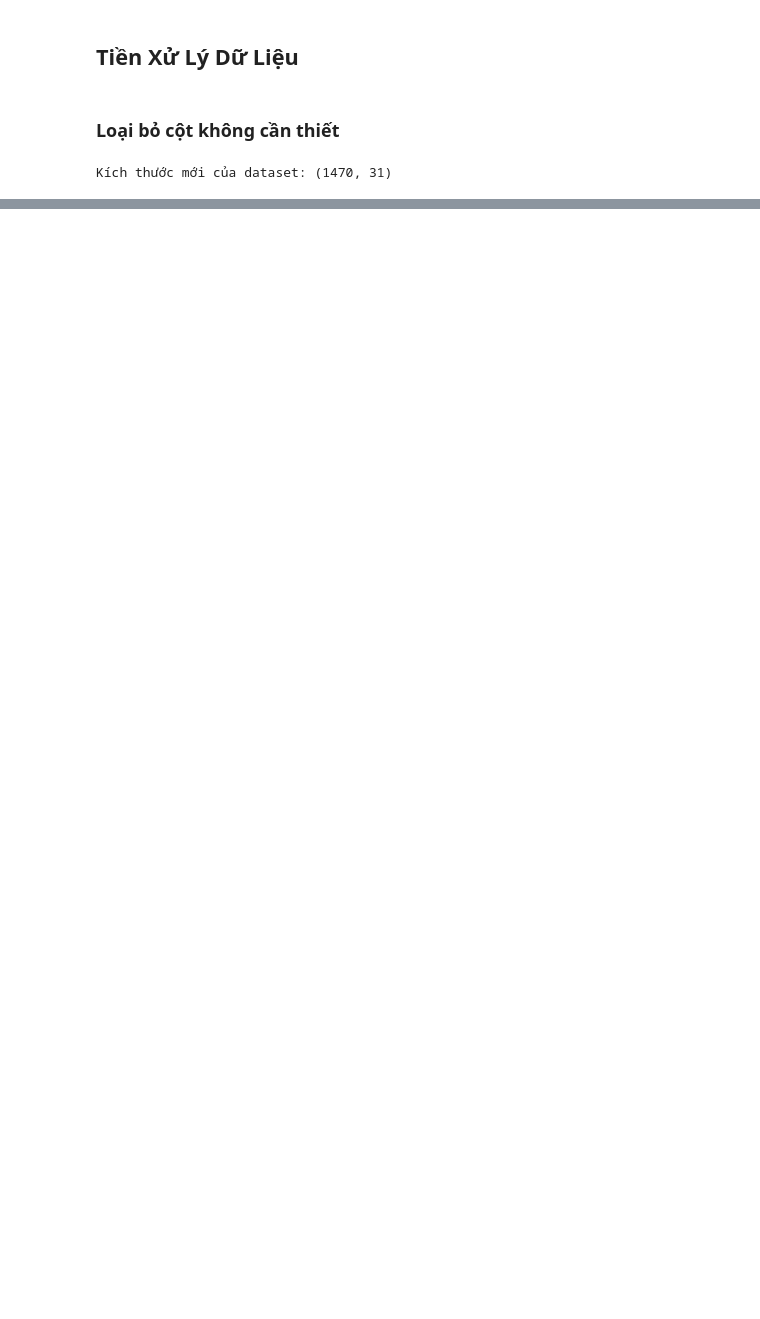
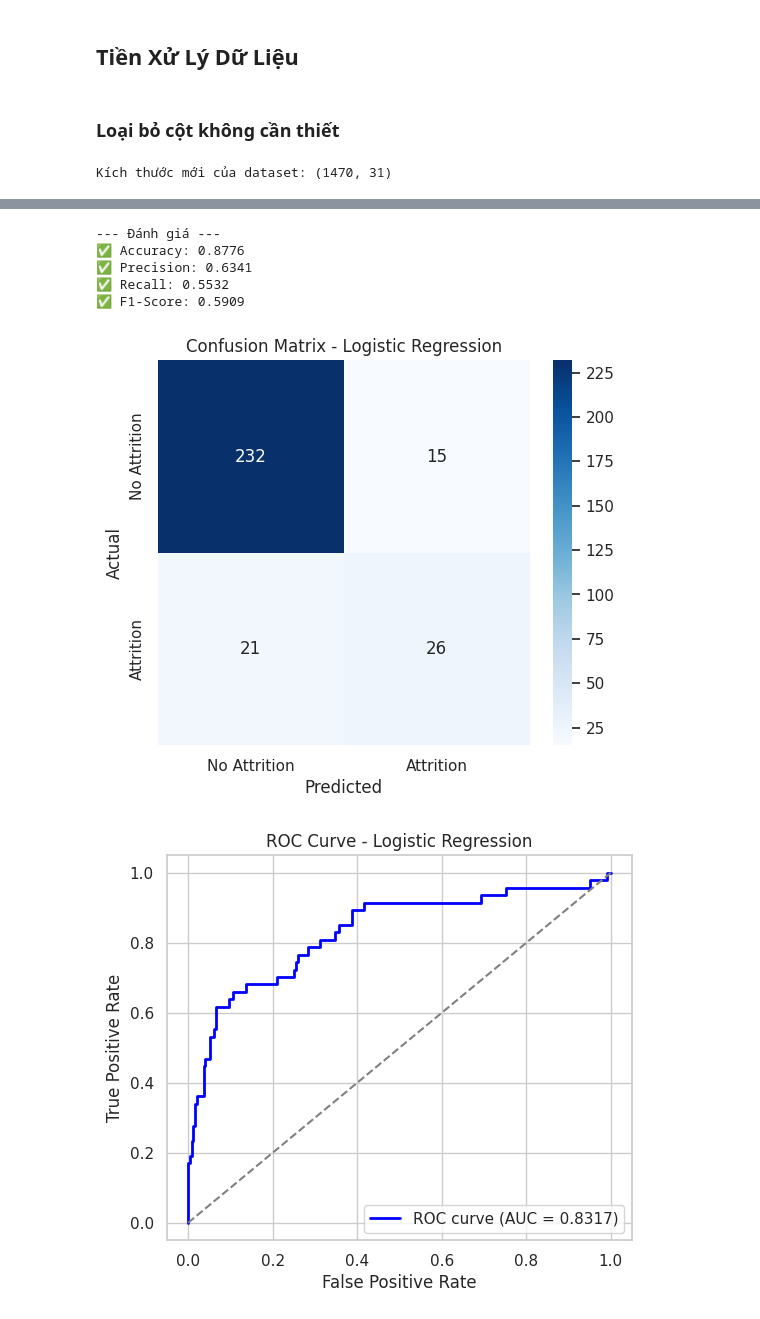
Before and after one commit to hei1sme/MAI391_FINAL_PROJECT, a Jupyter notebook: MAI391_SE194127_project.ipynb, the cells around one changed output, grey strips where cells are left out. Drawn from its saved outputs; the diff is of its cells as text; code cells hidden in the pictures; blank space fills up the shorter version.

```diff
--- a/MAI391_SE194127_project.ipynb
+++ b/MAI391_SE194127_project.ipynb
@@ -267,0 +343,80 @@ Kích thước tập kiểm tra: (294, 44)
+# %%
+# Khởi tạo và huấn luyện mô hình Logistic Regression
+model_sklearn = LogisticRegression(max_iter=1000, random_state=42)
+model_sklearn.fit(X_train_resampled, y_train_resampled)
+
+# Dự đoán trên tập kiểm tra
+y_pred_sklearn = model_sklearn.predict(X_test)
+y_pred_proba_sklearn = model_sklearn.predict_proba(X_test)[:, 1]  # Xác suất thuộc class 1
+
+# Đánh giá mô hình
+accuracy_sklearn = accuracy_score(y_test, y_pred_sklearn)
+precision_sklearn = precision_score(y_test, y_pred_sklearn)
+recall_sklearn = recall_score(y_test, y_pred_sklearn)
+f1_sklearn = f1_score(y_test, y_pred_sklearn)
+
+print("\n--- Đánh giá ---")
+print(f"✅ Accuracy: {accuracy_sklearn:.4f}")
+print(f"✅ Precision: {precision_sklearn:.4f}")
+print(f"✅ Recall: {recall_sklearn:.4f}")
+print(f"✅ F1-Score: {f1_sklearn:.4f}")
+# %% [output]
+--- Đánh giá ---
+✅ Accuracy: 0.8776
+✅ Precision: 0.6341
+✅ Recall: 0.5532
+✅ F1-Score: 0.5909
+# %%
+# Confusion Matrix
+conf_matrix_sklearn = confusion_matrix(y_test, y_pred_sklearn)
+plt.figure(figsize=(6, 5))
+sns.heatmap(conf_matrix_sklearn, annot=True, fmt="d", cmap="Blues",
+            xticklabels=["No Attrition", "Attrition"],
+            yticklabels=["No Attrition", "Attrition"])
+plt.xlabel("Predicted")
+plt.ylabel("Actual")
+plt.title("Confusion Matrix - Logistic Regression")
+plt.show()
+
+# ROC Curve
+fpr, tpr, _ = roc_curve(y_test, y_pred_proba_sklearn)
+roc_auc = auc(fpr, tpr)
+
+plt.figure(figsize=(6, 5))
+plt.plot(fpr, tpr, color='blue', lw=2, label=f'ROC curve (AUC = {roc_auc:.4f})')
+plt.plot([0, 1], [0, 1], color='gray', linestyle='--')
+plt.xlabel("False Positive Rate")
+plt.ylabel("True Positive Rate")
+plt.title("ROC Curve - Logistic Regression")
+plt.legend(loc="lower right")
+plt.show()
+
+# Precision-Recall Curve
+precision, recall, _ = precision_recall_curve(y_test, y_pred_proba_sklearn)
+
+plt.figure(figsize=(6, 5))
+plt.plot(recall, precision, color='green', lw=2, label="Precision-Recall Curve")
+plt.xlabel("Recall")
+plt.ylabel("Precision")
+plt.title("Precision-Recall Curve - Logistic Regression")
+plt.legend()
+plt.show()
+
+# Độ quan trọng của các đặc trưng (Feature Importance)
+feature_importance = np.abs(model_sklearn.coef_).flatten()
+feature_names = X_train.columns
+
+# Sắp xếp theo mức độ quan trọng
+sorted_idx = np.argsort(feature_importance)[::-1]
+sorted_features = feature_names[sorted_idx]
+sorted_importance = feature_importance[sorted_idx]
+
+plt.figure(figsize=(8, 6))
+sns.barplot(x=sorted_importance[:10], y=sorted_features[:10], palette="viridis")
+plt.xlabel("Feature Importance")
+plt.ylabel("Feature Name")
+plt.title("Top 10 Most Important Features")
+plt.show()
+# %% [output]
+[figure, added]
+[figure, added]
```
Also changed, not shown: parts of 11 cells of this notebook.
